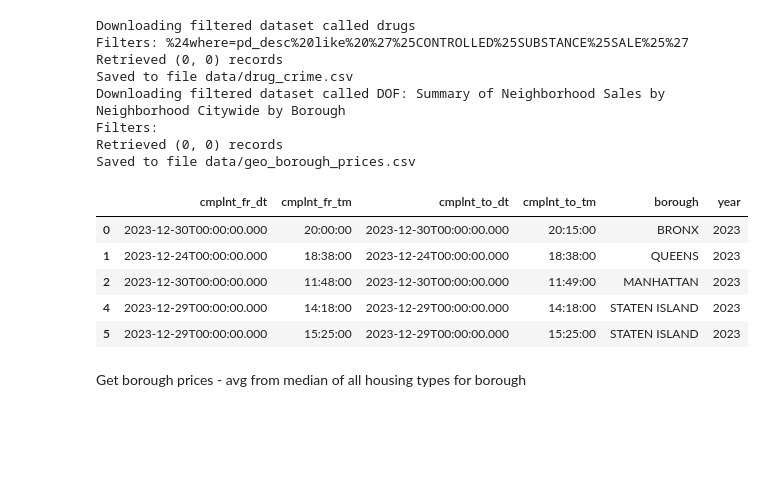
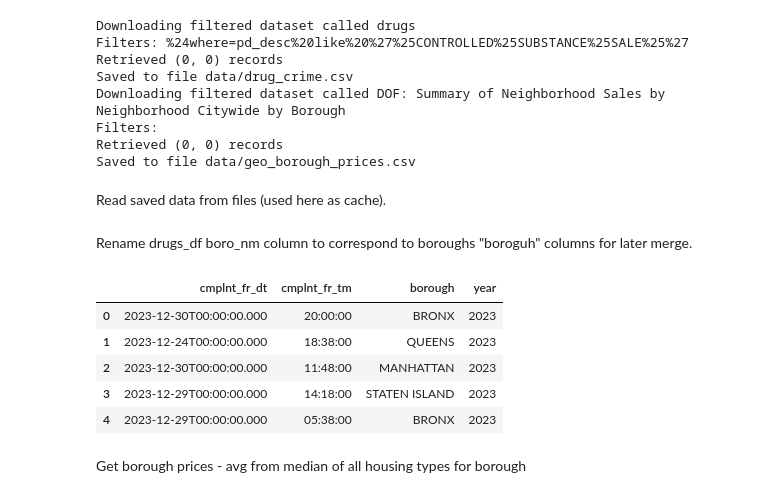
Before and after one commit to Tafeen/pjatk-dsc-nypd, a Jupyter notebook: notebooks/dsc_pjatk_vis_boroughs.ipynb, the cells around one changed output. Drawn from its saved outputs; the diff is of its cells as text; code cells hidden in the pictures; blank space fills up the shorter version.

```diff
--- a/notebooks/dsc_pjatk_vis_boroughs.ipynb
+++ b/notebooks/dsc_pjatk_vis_boroughs.ipynb
@@ -68,6 +72,8 @@ Downloading filtered dataset called DOF: Summary of Neighborhood Sales by Neighb
 Filters:
 Retrieved (0, 0) records
 Saved to file data/geo_borough_prices.csv
+# %% [markdown]
+Read saved data from files (used here as cache). <br>
 # %%
 import pandas as pd
 drugs_df = pd.read_csv("data/drug_crime.csv")
@@ -75,19 +80,22 @@ drugs_df = drugs_df.rename(columns={'boro_nm': 'borough'})
+# %% [markdown]
+Rename drugs_df boro_nm column to correspond to boroughs "boroguh" columns for later merge.
 # %%
 # Keep only subset of columns
-drugs_df = drugs_df[['cmplnt_fr_dt', 'cmplnt_fr_tm', 'cmplnt_to_dt', 'cmplnt_to_tm', 'borough']]
+drugs_df = drugs_df.rename(columns={'boro_nm': 'borough'})
+drugs_df = drugs_df[['cmplnt_fr_dt', 'cmplnt_fr_tm', 'borough']]
 drugs_df = drugs_df.dropna()
 
 # Add year column for later merge
 drugs_df['year'] = pd.to_datetime(drugs_df['cmplnt_fr_dt']).dt.year.astype(int)
 
 drugs_df.head()
 # %% [output]
-|  | cmplnt_fr_dt | cmplnt_fr_tm | cmplnt_to_dt | cmplnt_to_tm | borough | year |
-| 0 | 2023-12-30T00:00:00.000 | 20:00:00 | 2023-12-30T00:00:00.000 | 20:15:00 | BRONX | 2023 |
-| 1 | 2023-12-24T00:00:00.000 | 18:38:00 | 2023-12-24T00:00:00.000 | 18:38:00 | QUEENS | 2023 |
-| 2 | 2023-12-30T00:00:00.000 | 11:48:00 | 2023-12-30T00:00:00.000 | 11:49:00 | MANHATTAN | 2023 |
-| 4 | 2023-12-29T00:00:00.000 | 14:18:00 | 2023-12-29T00:00:00.000 | 14:18:00 | STATEN ISLAND | 2023 |
-| 5 | 2023-12-29T00:00:00.000 | 15:25:00 | 2023-12-29T00:00:00.000 | 15:25:00 | STATEN ISLAND | 2023 |
+|  | cmplnt_fr_dt | cmplnt_fr_tm | borough | year |
+| 0 | 2023-12-30T00:00:00.000 | 20:00:00 | BRONX | 2023 |
+| 1 | 2023-12-24T00:00:00.000 | 18:38:00 | QUEENS | 2023 |
+| 2 | 2023-12-30T00:00:00.000 | 11:48:00 | MANHATTAN | 2023 |
+| 3 | 2023-12-29T00:00:00.000 | 14:18:00 | STATEN ISLAND | 2023 |
+| 4 | 2023-12-29T00:00:00.000 | 05:38:00 | BRONX | 2023 |
 # %% [markdown]
 Get borough prices - avg from median of all housing types for borough
 # %%
```
Also changed, not shown: parts of 11 cells of this notebook, 4 other files.
